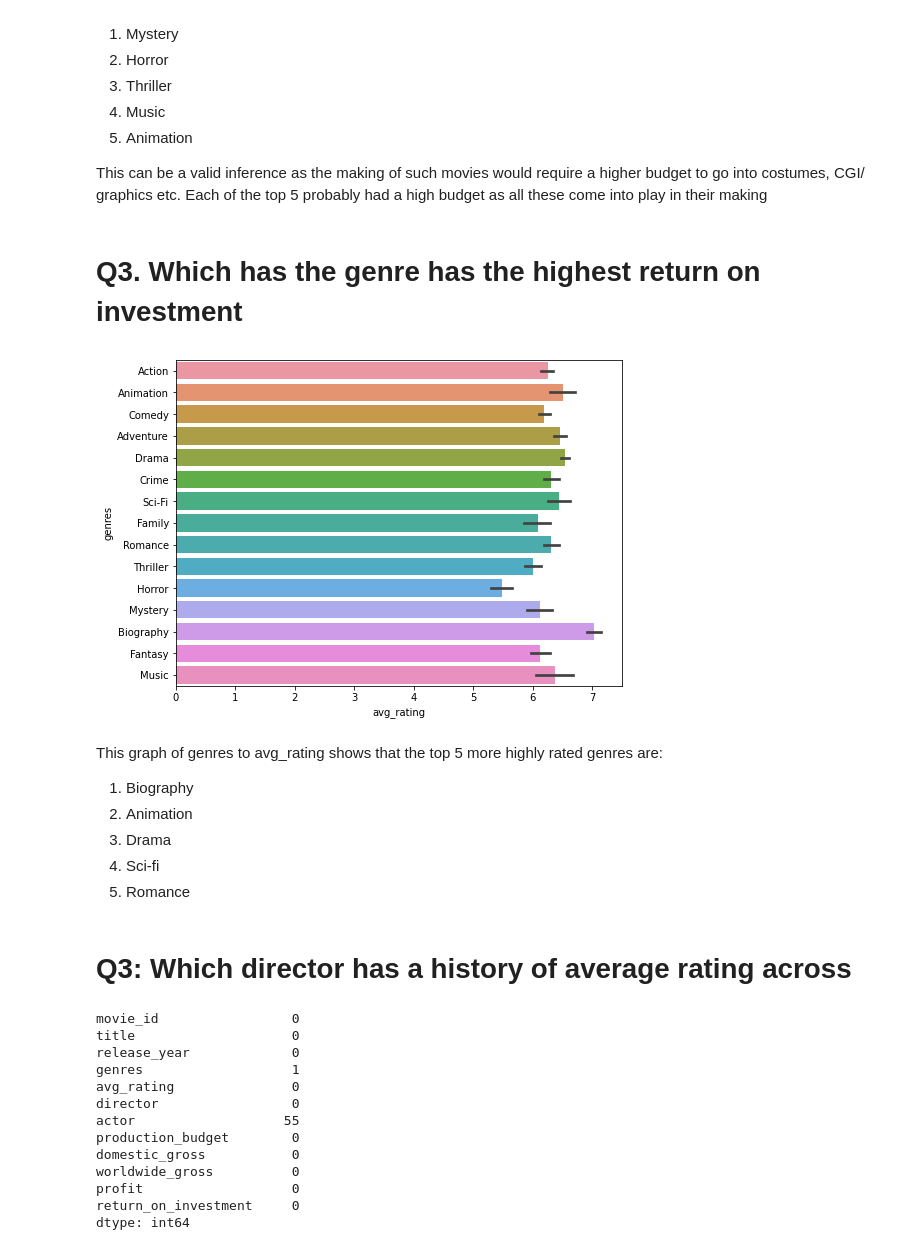
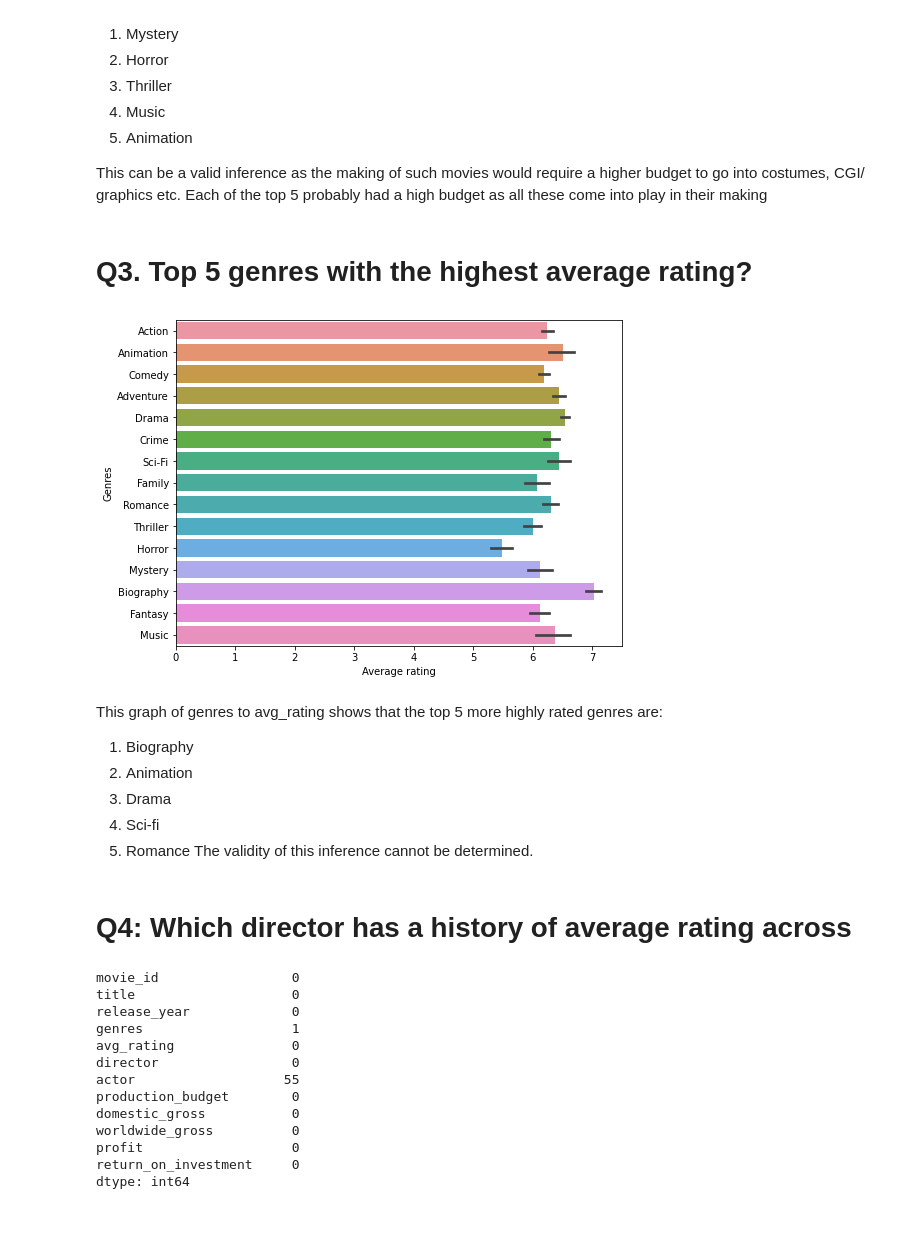
Before and after one commit to kafura0/Microsoft1_Film_Studio_Analysis, a Jupyter notebook: index.ipynb, the cells around one changed output. Drawn from its saved outputs; the diff is of its cells as text; code cells hidden in the pictures; blank space fills up the shorter version.

```diff
--- a/index.ipynb
+++ b/index.ipynb
@@ -895,16 +939,18 @@ The graph of return on investment vs which genres suggests that the top 5 genres
 
 This can be a valid inference as the making of such movies would require a higher budget to go into costumes, CGI/ graphics etc.
 Each of the top 5 probably had a high budget as all these come into play in their making
-# %% [markdown]
-# Q3. Which has the genre has the highest return on investment
+# %% [markdown]
+# Q3. Top 5 genres with the highest average rating?
 # %%
 # data visualization
 fig, ax1 = plt.subplots(figsize=(8, 6))
 sns.barplot(data = genre_movie_info_df, x ='avg_rating', y='genres', ax=ax1);
 
+ax1.set(xlabel='Average rating', ylabel='Genres')
+
 fig.savefig("rating_vs_genres.png")
 # %% [output]
-[figure, old version]
+[figure, new version]
 # %% [markdown]
 This graph of genres to avg_rating shows that the top 5 more highly rated genres are:
 1. Biography
@@ -912,8 +958,9 @@ This graph of genres to avg_rating shows that the top 5 more highly rated genres
 3. Drama
 4. Sci-fi
 5. Romance
+The validity of this inference cannot be determined.
 # %% [markdown]
-# Q3: Which director has a history of average rating across
+# Q4: Which director has a history of average rating across
 # %%
 directors_movie_info = final_movie_info_table.copy()
 
```
Also changed, not shown: parts of 30 cells of this notebook, 4 other files.
